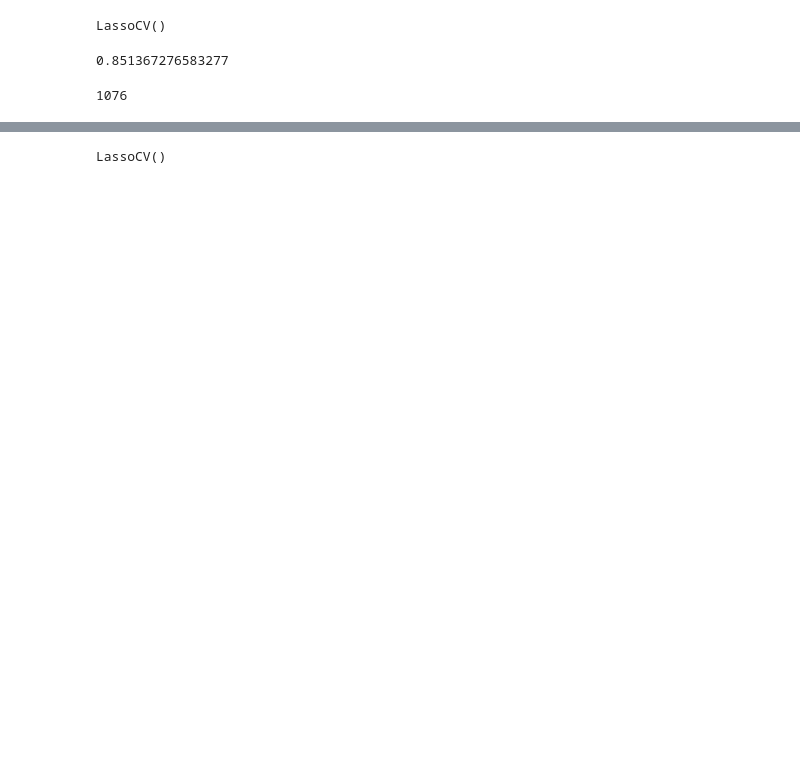
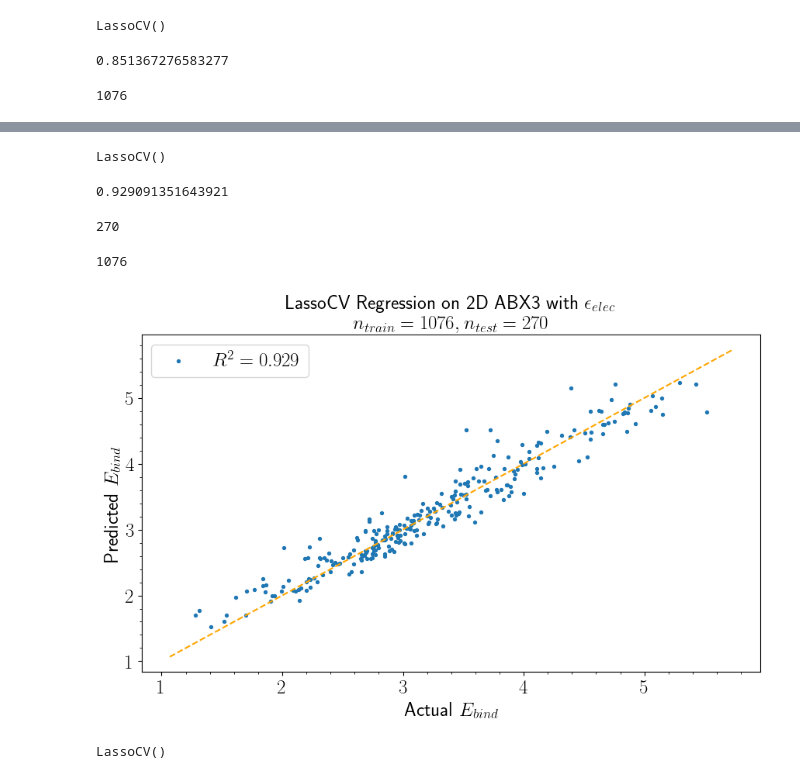
Before and after one commit to ap-uchi/camp_crew, a Jupyter notebook: aaron/khazana/training.ipynb, the cells around one changed output, grey strips where cells are left out. Saved outputs shown, nothing was run; the diff lists cells and outputs as text; code cells hidden in the pictures; blank space fills up the shorter version.

```diff
--- a/aaron/khazana/training.ipynb
+++ b/aaron/khazana/training.ipynb
@@ -174,0 +179,3 @@ plt.show()
+# %%
+elec_labels = pd.read_csv('../../datasets/khazana/khazana_electronic.csv')
+elec_labels
@@ -175,3 +196,38 @@ plt.show()
+# %%
+X_elec_train, X_elec_test, y_elec_train, y_elec_test = model_selection.train_test_split(
+                                            mbtrs_X, elec_labels["EBE"], test_size=0.2, random_state=69)
+# %%
+reg_elec = linear_model.LassoCV()
+reg_elec.fit(X_elec_train, y_elec_train)
+# %% [output]
+LassoCV()
+# %%
+lasso_elec_rsq = reg_elec.score(X_elec_test, y_elec_test)
+lasso_elec_rsq
+# %% [output]
+0.929091351643921
+# %%
+len(y_elec_test)
+# %% [output]
+270
+# %%
+len(y_elec_train)
+# %% [output]
+1076
+# %%
+f, ax = plt.subplots(tight_layout=True)
+ax.scatter(y_elec_test, reg_elec.predict(X_elec_test), s=8, label=f'$R^2 = {round(lasso_elec_rsq, 3)}$')
+xmin, xmax = ax.get_xlim()
+xrange = np.linspace(xmin, xmax)
+ax.plot(xrange, xrange, '--', c='orange')
+ax.set_xlabel(r"Actual $E_{bind}$")
+ax.set_ylabel(r"Predicted $E_{bind}$")
+ax.set_title("LassoCV Regression on 2D ABX3 with $\epsilon_{elec}$\n $n_{train} = 1076 ,n_{test}=270$")
+ax.legend()
+plt.savefig("Lasso_khazana_2d_abx3_electronic.png")
+plt.show()
+# %% [output]
+[figure, added]
 # %%
 from sklearn import preprocessing
 # %%
```
Also changed, not shown: parts of 12 cells of this notebook, 1 other file.
